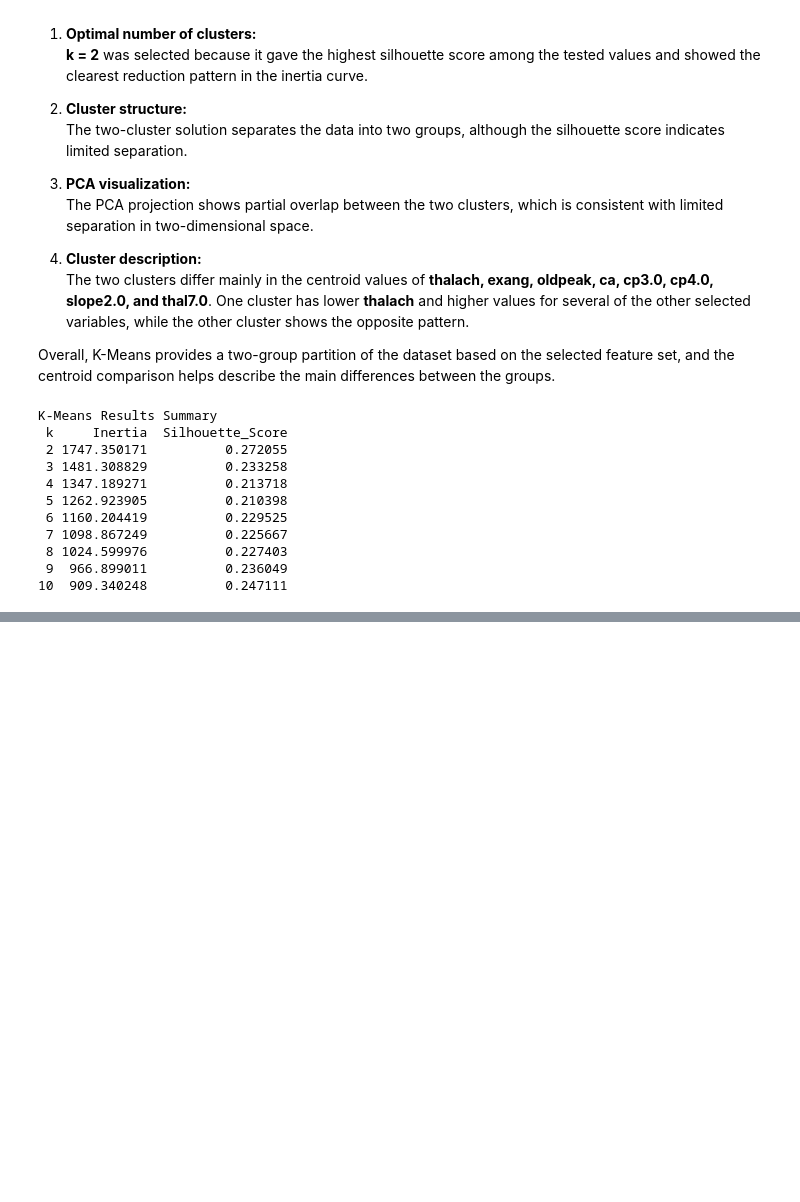
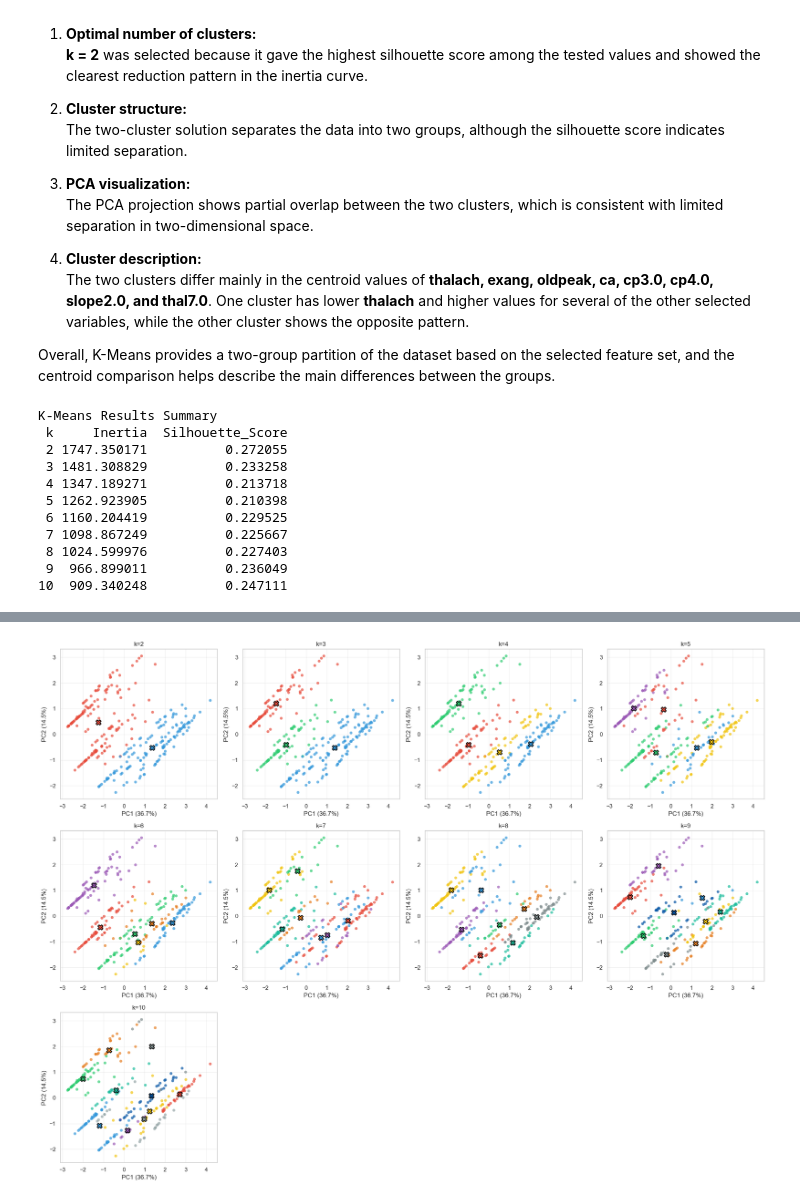
Before and after one commit to harasarahh/machine-learning-projects, a Jupyter notebook: ML_assignment1.ipynb, the cells around one changed output, grey strips where cells are left out. Cells and saved outputs as stored; diff of their text form; code cells hidden in the pictures; blank space fills up the shorter version.

```diff
--- a/ML_assignment1.ipynb
+++ b/ML_assignment1.ipynb
@@ -991,0 +1039,67 @@ plt.show()
+# %%
+# Base colors (max 10 clusters)
+base_colors = np.array([
+    [52, 152, 219],   # blue
+    [231, 76, 60],    # red
+    [46, 204, 113],   # green
+    [241, 196, 15],   # yellow
+    [155, 89, 182],   # purple
+    [230, 126, 34],   # orange
+    [26, 188, 156],   # turquoise
+    [127, 140, 141],  # gray
+    [4, 85, 165],     # dark blue
+    [149, 165, 166]   # light gray
+]) / 255
+
+# PCA to 2D
+pca = PCA(n_components=2)
+X_pca = pca.fit_transform(X_final_scaled)
+
+# Create figure with 2 rows, 5 columns
+fig, axes = plt.subplots(3, 4, figsize=(20,15))
+axes = axes.flatten()  # Flatten to iterate easily
+
+for idx, k in enumerate(range(2, 11)):
+    ax = axes[idx]
+
+    # Fit GMM
+    gmm = GaussianMixture(n_components=k, n_init=10, random_state=42)
+    labels = gmm.fit_predict(X_final_scaled)
+    probs = gmm.predict_proba(X_final_scaled)
+
+    # Compute colors as weighted sum
+    colors_rgb = probs @ base_colors[:k]
+
+    # Scatter plot
+    ax.scatter(
+        X_pca[:, 0],
+        X_pca[:, 1],
+        color=colors_rgb,
+        s=30,
+        edgecolors='none',
+        alpha=0.7
+    )
+
+    # Plot cluster centers in PCA space
+    centers_pca = pca.transform(gmm.means_)
+    for i, center in enumerate(centers_pca):
+        ax.scatter(center[0], center[1],
+                   c=[base_colors[i]],
+                   marker='X',
+                   s=100,
+                   edgecolors='black',
+                   linewidth=1.5)
+
+    ax.set_title(f"k={k}")
+    ax.set_xlabel(f"PC1 ({pca.explained_variance_ratio_[0]*100:.1f}%)")
+    ax.set_ylabel(f"PC2 ({pca.explained_variance_ratio_[1]*100:.1f}%)")
+    ax.grid(True, alpha=0.3)
+
+# Hide any unused axes if k < 10
+for j in range(idx+1, len(axes)):
+    axes[j].axis('off')
+
+plt.tight_layout()
+plt.show()
+# %% [output]
+[figure, added]
```
Also changed, not shown: parts of 19 cells of this notebook.
